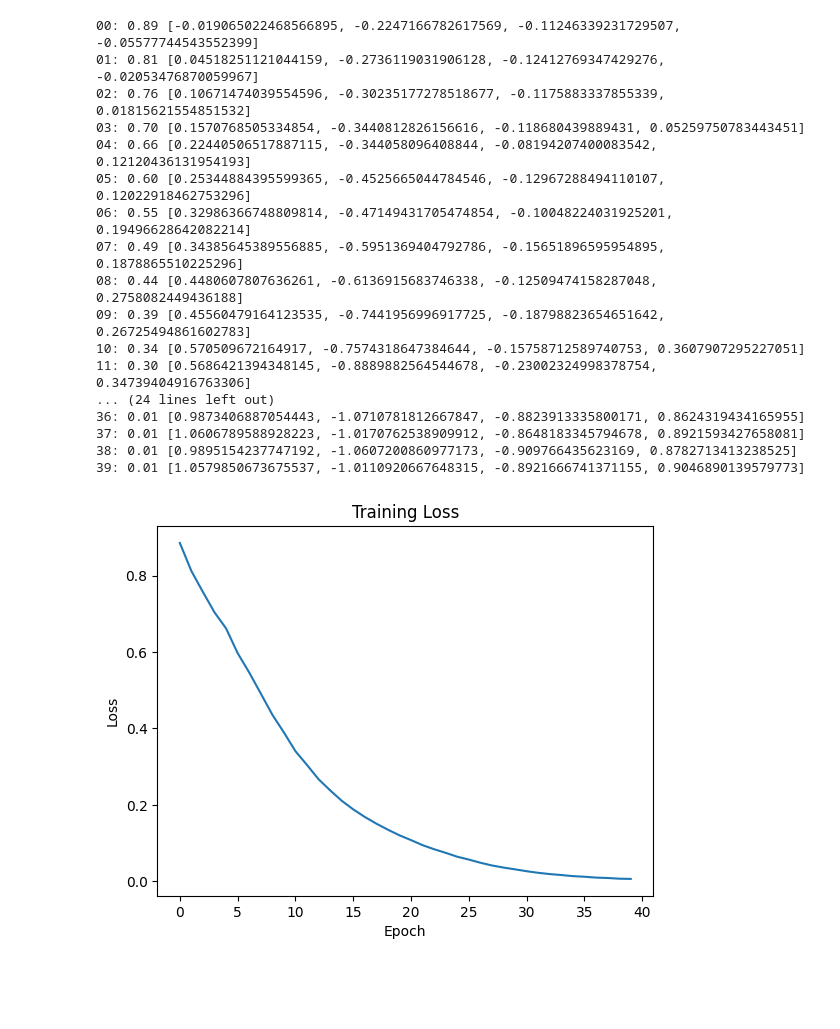
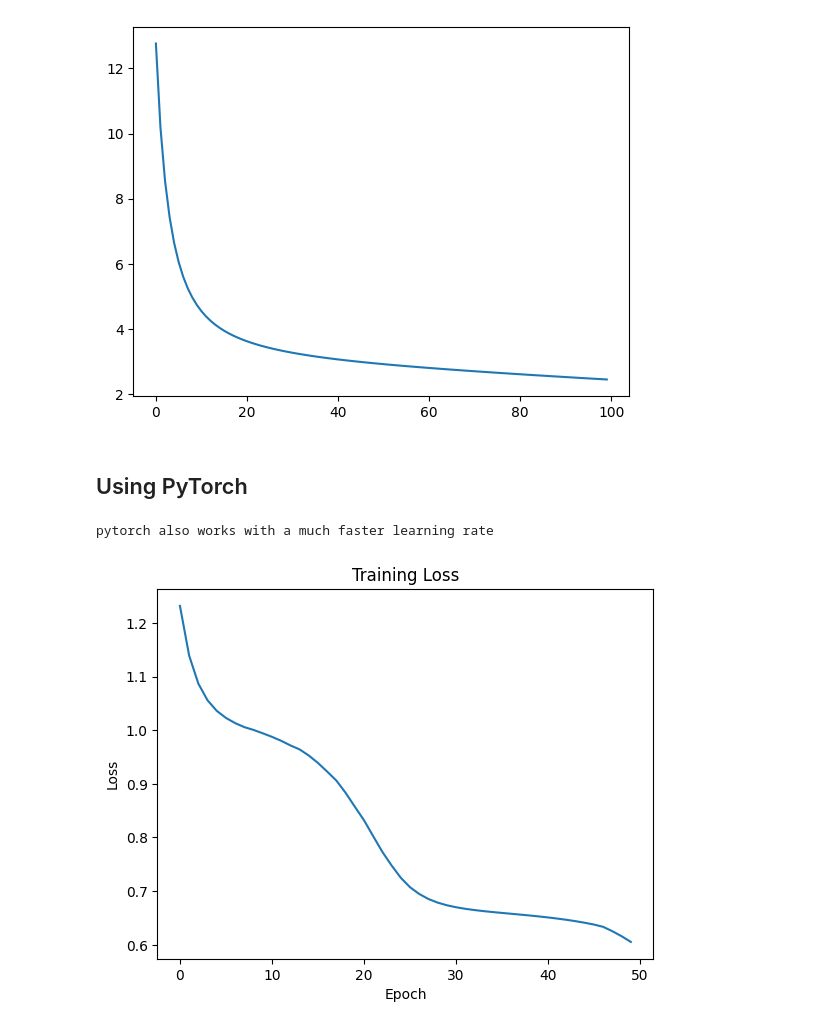
Before and after one commit to jafber/neuralnets, a Jupyter notebook: jangrad/jangrad.ipynb, the cells around one changed output. Drawn from its saved outputs; the diff is of its cells as text; code cells hidden in the pictures; blank space fills up the shorter version.

```diff
--- a/jangrad/jangrad.ipynb
+++ b/jangrad/jangrad.ipynb
@@ -110,3 +98,21 @@ plot(range(40), losses)
+# %%
+from net import MLP
+import matplotlib.pyplot as plt
+
+# one last thing: sometimes it gets stuck when loss is exactly 4.0
+# TODO: investigate
+learn_cycles = 100
+for _ in range(learn_cycles):
+    n = MLP(IN_LAYER, HIDDEN_LAYERS + [OUT_LAYER])
+    losses = [n.learn(XS, YS, SLOW_LEARN_RATE).data for _ in range(learn_cycles)]
+    if abs(losses[-1] - 4.0) < 0.1:
+        break
+plt.plot(range(learn_cycles), losses)
+plt.show()
+# %% [output]
+[figure, added]
+# %% [markdown]
+## Using PyTorch
 # %%
 import torch
 import torch.nn as nn
@@ -128,61 +134,40 @@ class MLP(nn.Module):
     def forward(self, x):
         return self.network(x)
 
 # Inputs and targets
-xs = torch.tensor([
-    [2.0, 3.0, -1.0],
-    [3.0, -1.0, 0.5],
-    [0.5, 1.0, 1.0],
-    [1.0, 1.0, -1.0],
-], dtype=torch.float32)
-
-ys = torch.tensor([1.0, -1.0, -1.0, 1.0], dtype=torch.float32).view(-1, 1)
+xs = torch.tensor(XS, dtype=torch.float32)
+ys = torch.tensor(YS, dtype=torch.float32).view(-1, 1)
 
 # Initialize the model
-n = MLP(3, [4, 4], 1)
+n = MLP(IN_LAYER, HIDDEN_LAYERS, OUT_LAYER)
 
 # Loss and optimizer
 criterion = nn.MSELoss()
-optimizer = optim.SGD(n.parameters(), lr=0.05)
+optimizer = optim.SGD(n.parameters(), lr=FAST_LEARN_RATE)
 
 # Training loop
 losses = []
-for epoch in range(40):
+for epoch in range(FAST_LEARN_CYCLES):
     # Forward pass
     outputs = n(xs)
     loss = criterion(outputs, ys)
     losses.append(loss.item())
 
     # Backward pass and optimization
     optimizer.zero_grad()
     loss.backward()
     optimizer.step()
 
     # Print progress
-    print(f'{epoch:02}: {loss.item():.2f} {[output.item() for output in outputs]}')
+    # print(f'{epoch:02}: {loss.item():.2f} {[output.item() for output in outputs]}')
 
 # Plot the loss
-plt.plot(range(40), losses)
+print("pytorch also works with a much faster learning rate")
+plt.plot(range(FAST_LEARN_CYCLES), losses)
 plt.xlabel('Epoch')
 plt.ylabel('Loss')
 plt.title('Training Loss')
 plt.show()
 # %% [output]
-00: 0.89 [-0.019065022468566895, -0.2247166782617569, -0.11246339231729507, -0.05577744543552399]
-01: 0.81 [0.04518251121044159, -0.2736119031906128, -0.12412769347429276, -0.02053476870059967]
-02: 0.76 [0.10671474039554596, -0.30235177278518677, -0.1175883337855339, 0.01815621554851532]
-03: 0.70 [0.1570768505334854, -0.3440812826156616, -0.118680439889431, 0.05259750783443451]
-04: 0.66 [0.22440506517887115, -0.344058096408844, -0.08194207400083542, 0.12120436131954193]
-05: 0.60 [0.25344884395599365, -0.4525665044784546, -0.12967288494110107, 0.12022918462753296]
-06: 0.55 [0.32986366748809814, -0.47149431705474854, -0.10048224031925201, 0.19496628642082214]
-07: 0.49 [0.34385645389556885, -0.5951369404792786, -0.15651896595954895, 0.1878865510225296]
-08: 0.44 [0.4480607807636261, -0.6136915683746338, -0.12509474158287048, 0.2758082449436188]
-09: 0.39 [0.45560479164123535, -0.7441956996917725, -0.18798823654651642, 0.26725494861602783]
-10: 0.34 [0.570509672164917, -0.7574318647384644, -0.15758712589740753, 0.3607907295227051]
-11: 0.30 [0.5686421394348145, -0.8889882564544678, -0.23002324998378754, 0.34739404916763306]
-... (24 lines left out)
-36: 0.01 [0.9873406887054443, -1.0710781812667847, -0.8823913335800171, 0.8624319434165955]
-37: 0.01 [1.0606789588928223, -1.0170762538909912, -0.8648183345794678, 0.8921593427658081]
-38: 0.01 [0.9895154237747192, -1.0607200860977173, -0.909766435623169, 0.8782713413238525]
-39: 0.01 [1.0579850673675537, -1.0110920667648315, -0.8921666741371155, 0.9046890139579773]
+pytorch also works with a much faster learning rate
-[figure, old version]
+[figure, new version]
```
Also changed, not shown: parts of 11 cells of this notebook, 4 other files.
